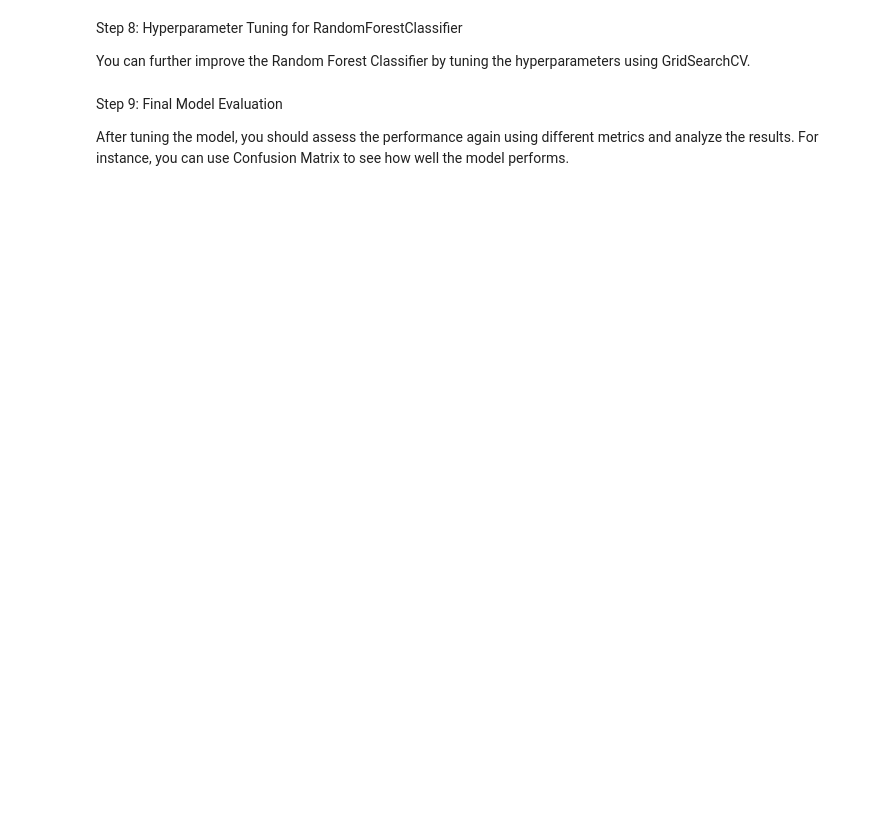
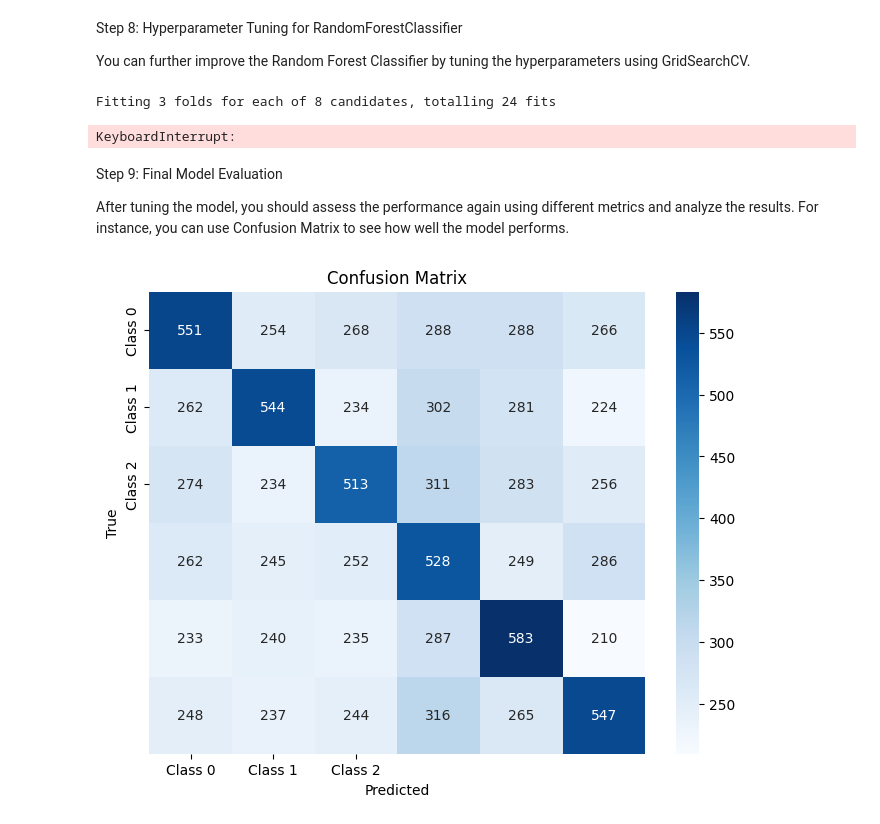
Before and after one commit to roshanshresthanp/early-disease-detection, a Jupyter notebook: healthcare-dataset.ipynb, the cells around one changed output. Drawn from its saved outputs; the diff is of its cells as text; code cells hidden in the pictures; blank space fills up the shorter version.

```diff
--- a/healthcare-dataset.ipynb
+++ b/healthcare-dataset.ipynb
@@ -238,7 +311,54 @@ shap.plots.bar(shap_values)
 Step 8: Hyperparameter Tuning for RandomForestClassifier
 
 You can further improve the Random Forest Classifier by tuning the hyperparameters using GridSearchCV.
+# %%
+from sklearn.model_selection import GridSearchCV
+
+# Define the parameter grid for RandomForest
+param_grid = {
+    'n_estimators': [50, 100],  # Reduced the n_estimators options
+    'max_depth': [10, 20],       # Reduced the max_depth options
+    'min_samples_split': [2, 5]  # Reduced the min_samples_split options
+}
+
+# Initialize GridSearchCV
+grid_search = GridSearchCV(estimator=rf_classifier, param_grid=param_grid, cv=3, n_jobs=-1, verbose=2)
+
+# Fit the grid search to the data
+grid_search.fit(X_train, y_train)
+
+# Best parameters from GridSearchCV
+print(f"Best parameters: {grid_search.best_params_}")
+
+# Evaluate the best model on test data
+best_rf_classifier = grid_search.best_estimator_
+y_pred_best = best_rf_classifier.predict(X_test)
+
+# Evaluate performance of the tuned model
+print(f"Accuracy of tuned model: {accuracy_score(y_test, y_pred_best)}")
+print("Classification Report for tuned model:")
+print(classification_report(y_test, y_pred_best))
+# %% [output]
+Fitting 3 folds for each of 8 candidates, totalling 24 fits
+KeyboardInterrupt:
 # %% [markdown]
 Step 9: Final Model Evaluation
 
 After tuning the model, you should assess the performance again using different metrics and analyze the results. For instance, you can use Confusion Matrix to see how well the model performs.
+# %%
+
+from sklearn.metrics import confusion_matrix
+import seaborn as sns
+
+# Compute confusion matrix
+cm = confusion_matrix(y_test, y_pred_best)
+
+# Plot confusion matrix
+plt.figure(figsize=(8,6))
+sns.heatmap(cm, annot=True, fmt='d', cmap='Blues', xticklabels=['Class 0', 'Class 1', 'Class 2'], yticklabels=['Class 0', 'Class 1', 'Class 2'])
+plt.title('Confusion Matrix')
+plt.xlabel('Predicted')
+plt.ylabel('True')
+plt.show()
+# %% [output]
+[figure, added]
```
Also changed, not shown: parts of 6 cells of this notebook, 7 other files.
